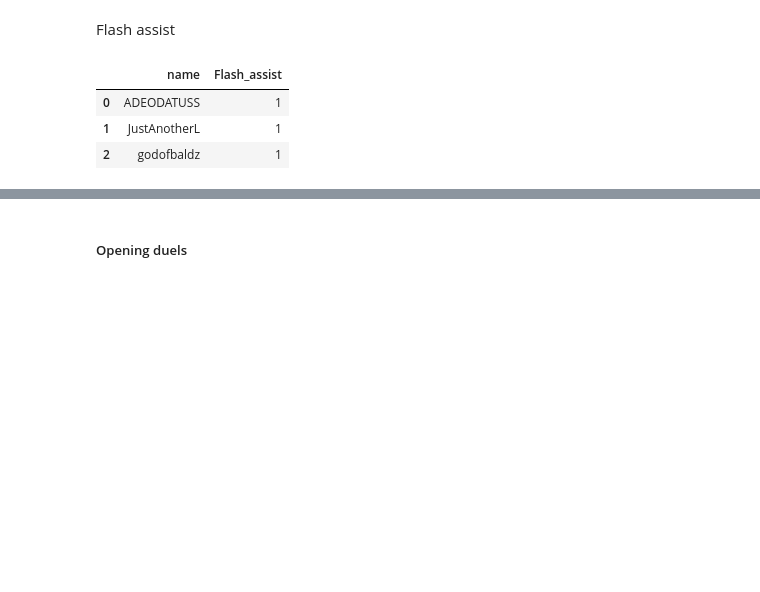
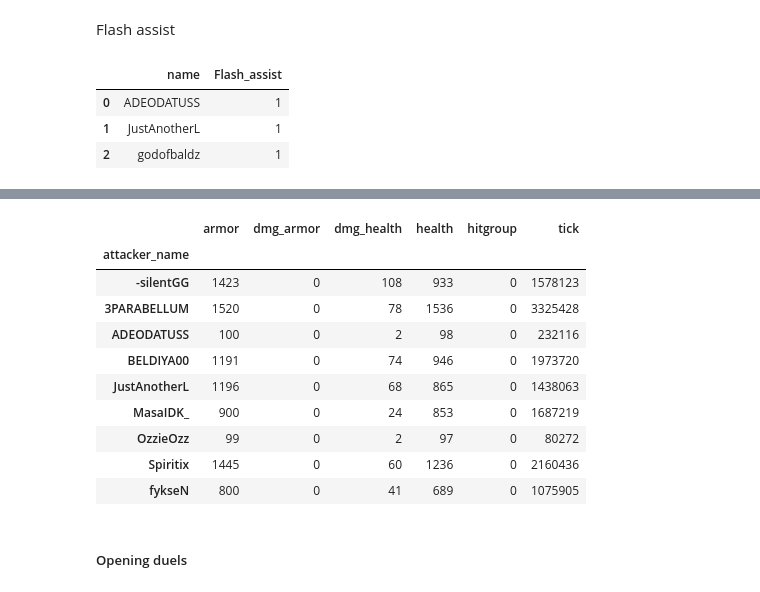
Before and after one commit to Armeldt/CS2-ESEA-season-stats-aggregator, a Jupyter notebook: projet_cs2_parse.ipynb, the cells around one changed output, grey strips where cells are left out. Saved outputs shown, nothing was run; the diff lists cells and outputs as text; code cells hidden in the pictures; blank space fills up the shorter version.

```diff
--- a/projet_cs2_parse.ipynb
+++ b/projet_cs2_parse.ipynb
@@ -545,3 +595,18 @@ flash_assist_count
+# %%
+molotov_dmg = df[(df["weapon"] == "molotov") | (df["weapon"] == "inferno")]
+molotov_dmg.groupby('attacker_name').sum('dmg_health')
+# %% [output]
+|  | armor | dmg_armor | dmg_health | health | hitgroup | tick |
+| attacker_name |  |  |  |  |  |  |
+| -silentGG | 1423 | 0 | 108 | 933 | 0 | 1578123 |
+| 3PARABELLUM | 1520 | 0 | 78 | 1536 | 0 | 3325428 |
+| ADEODATUSS | 100 | 0 | 2 | 98 | 0 | 232116 |
+| BELDIYA00 | 1191 | 0 | 74 | 946 | 0 | 1973720 |
+| JustAnotherL | 1196 | 0 | 68 | 865 | 0 | 1438063 |
+| MasaIDK_ | 900 | 0 | 24 | 853 | 0 | 1687219 |
+| OzzieOzz | 99 | 0 | 2 | 97 | 0 | 80272 |
+| Spiritix | 1445 | 0 | 60 | 1236 | 0 | 2160436 |
+| fykseN | 800 | 0 | 41 | 689 | 0 | 1075905 |
 # %% [markdown]
 ##### Opening duels
 # %%
```
Also changed, not shown: parts of 7 cells of this notebook.
